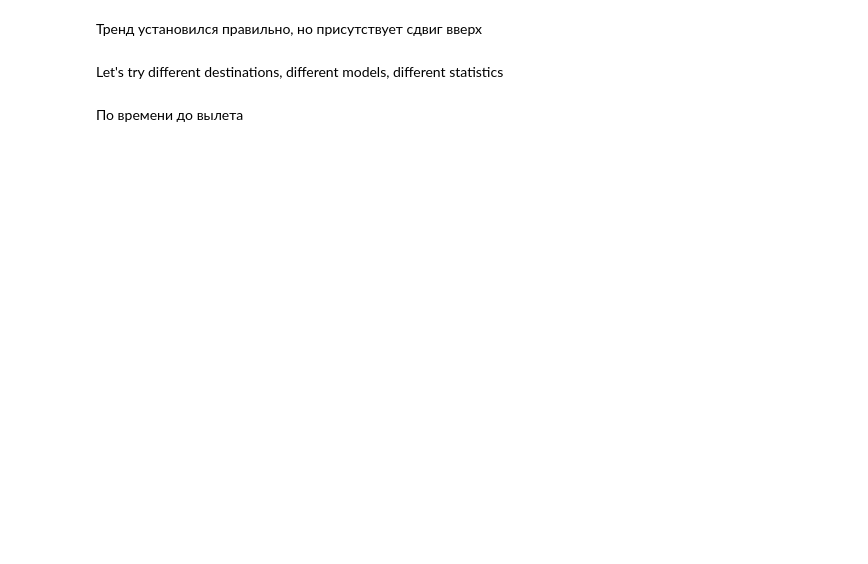
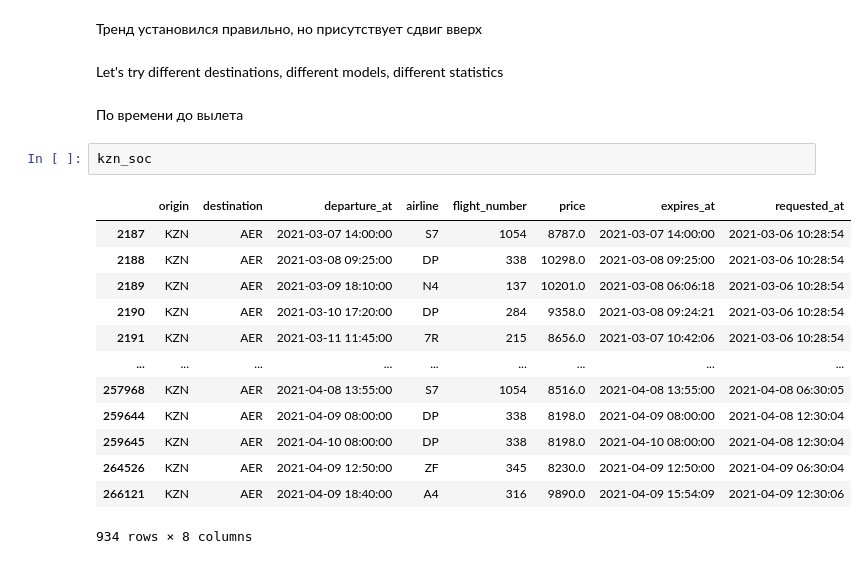
Before and after one commit to leontyevdm/X5_Dynamic_Pricing, a Jupyter notebook: timeseries_prediction.ipynb, the cells around one changed output. Cells and saved outputs as stored; diff of their text form; blank space fills up the shorter version.

```diff
--- a/timeseries_prediction.ipynb
+++ b/timeseries_prediction.ipynb
@@ -133,3 +116,19 @@ smape_loss(y_test, y_pred)
 Let's try different destinations, different models, different statistics
 # %% [markdown]
 По времени до вылета
+# %%
+kzn_soc
+# %% [output]
+|  | origin | destination | departure_at | airline | flight_number | price | expires_at | requested_at |
+| 2187 | KZN | AER | 2021-03-07 14:00:00 | S7 | 1054 | 8787.0 | 2021-03-07 14:00:00 | 2021-03-06 10:28:54 |
+| 2188 | KZN | AER | 2021-03-08 09:25:00 | DP | 338 | 10298.0 | 2021-03-08 09:25:00 | 2021-03-06 10:28:54 |
+| 2189 | KZN | AER | 2021-03-09 18:10:00 | N4 | 137 | 10201.0 | 2021-03-08 06:06:18 | 2021-03-06 10:28:54 |
+| 2190 | KZN | AER | 2021-03-10 17:20:00 | DP | 284 | 9358.0 | 2021-03-08 09:24:21 | 2021-03-06 10:28:54 |
+| 2191 | KZN | AER | 2021-03-11 11:45:00 | 7R | 215 | 8656.0 | 2021-03-07 10:42:06 | 2021-03-06 10:28:54 |
+| ... | ... | ... | ... | ... | ... | ... | ... | ... |
+| 257968 | KZN | AER | 2021-04-08 13:55:00 | S7 | 1054 | 8516.0 | 2021-04-08 13:55:00 | 2021-04-08 06:30:05 |
+| 259644 | KZN | AER | 2021-04-09 08:00:00 | DP | 338 | 8198.0 | 2021-04-09 08:00:00 | 2021-04-08 12:30:04 |
+| 259645 | KZN | AER | 2021-04-10 08:00:00 | DP | 338 | 8198.0 | 2021-04-10 08:00:00 | 2021-04-08 12:30:04 |
+| 264526 | KZN | AER | 2021-04-09 12:50:00 | ZF | 345 | 8230.0 | 2021-04-09 12:50:00 | 2021-04-09 06:30:04 |
+| 266121 | KZN | AER | 2021-04-09 18:40:00 | A4 | 316 | 9890.0 | 2021-04-09 15:54:09 | 2021-04-09 12:30:06 |
+934 rows × 8 columns
```
Also changed, not shown: parts of 14 cells of this notebook.
